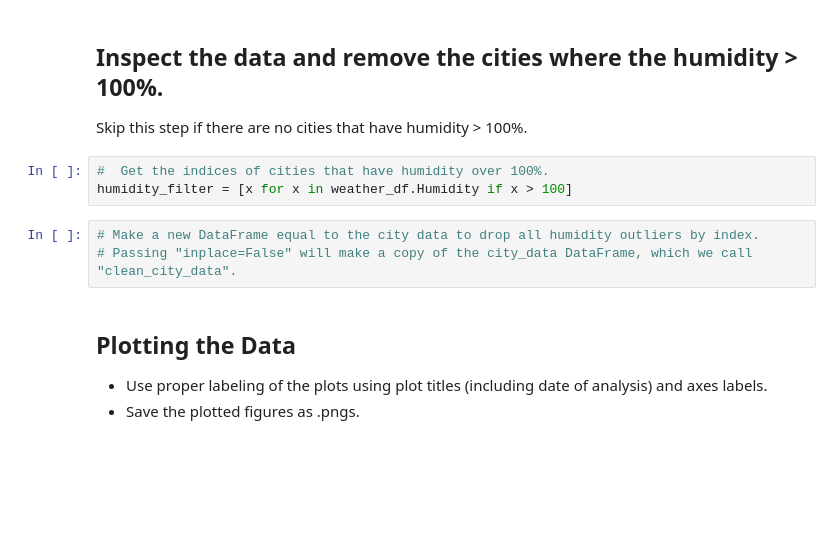
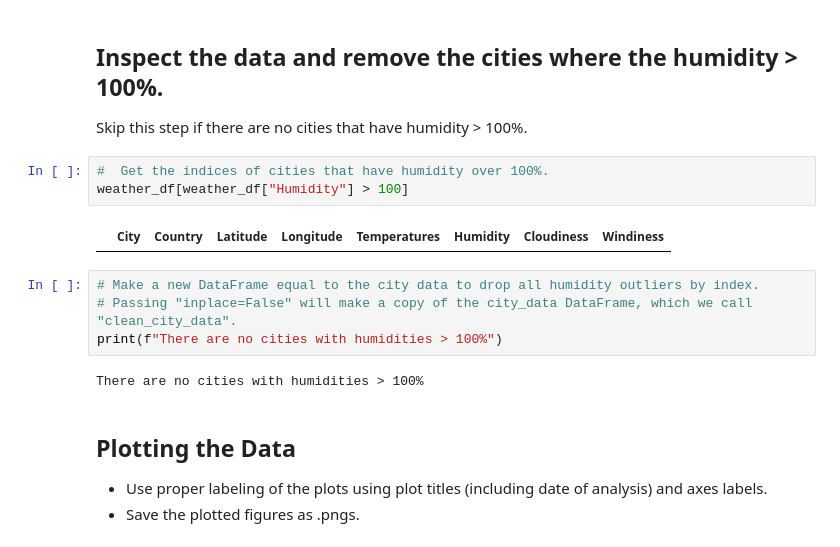
Before and after one commit to cjvilla/Analysis-of-Weather-and-Vacation-Patterns, a Jupyter notebook: WeatherPy/WeatherPy.ipynb, the cells around one changed output. Drawn from its saved outputs; the diff is of its cells as text; blank space fills up the shorter version.

```diff
--- a/WeatherPy/WeatherPy.ipynb
+++ b/WeatherPy/WeatherPy.ipynb
@@ -104,10 +153,15 @@ Inspect the data and remove the cities where the humidity > 100%.
 Skip this step if there are no cities that have humidity > 100%.
 # %%
 #  Get the indices of cities that have humidity over 100%.
-humidity_filter = [x for x in weather_df.Humidity if x > 100]
+weather_df[weather_df["Humidity"] > 100]
+# %% [output]
+|  | City | Country | Latitude | Longitude | Temperatures | Humidity | Cloudiness | Windiness |
 # %%
 # Make a new DataFrame equal to the city data to drop all humidity outliers by index.
 # Passing "inplace=False" will make a copy of the city_data DataFrame, which we call "clean_city_data".
+print(f"There are no cities with humidities > 100%")
+# %% [output]
+There are no cities with humidities > 100%
 # %% [markdown]
 ## Plotting the Data
 * Use proper labeling of the plots using plot titles (including date of analysis) and axes labels.
```
Also changed, not shown: parts of 9 cells of this notebook, 2 other files.
